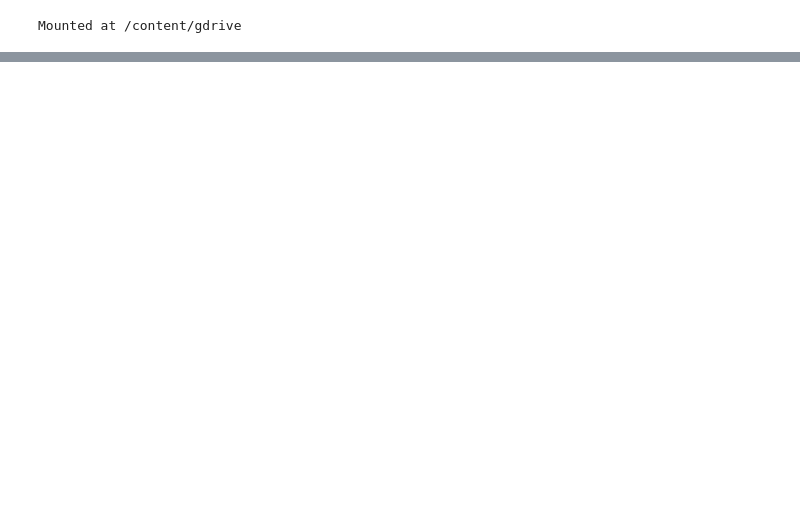
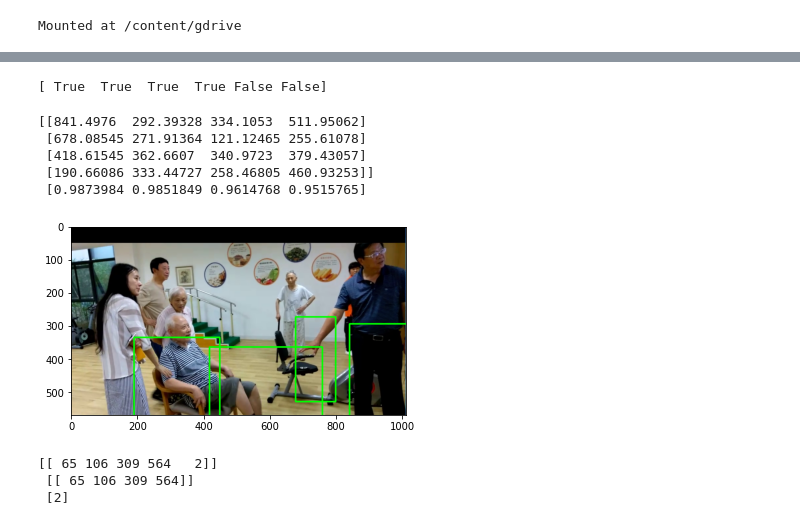
Before and after one commit to TienLungSun/PyTorch-deep-learning, a Jupyter notebook: 999 DeepSort.ipynb, the cells around one changed output, grey strips where cells are left out. Cells and saved outputs as stored; diff of their text form; code cells hidden in the pictures; blank space fills up the shorter version.

```diff
--- a/999 DeepSort.ipynb
+++ b/999 DeepSort.ipynb
@@ -69,0 +120,33 @@ detector/   requirements.txt   yolov3_deepsort_eval.py
+# %%
+# select person class
+mask = cls_ids == 0
+print(mask)
+# %% [output]
+[ True  True  True  True False False]
+# %%
+# select person
+bbox_xywh = bbox_xywh[mask]
+# bbox dilation just in case bbox too small, delete this line if using a better pedestrian detector
+#bbox_xywh[:, 3:] *= 1.2
+
+cls_conf = cls_conf[mask]
+
+print(bbox_xywh, "\n", cls_conf)
+# %% [output]
+[[841.4976  292.39328 334.1053  511.95062]
+ [678.08545 271.91364 121.12465 255.61078]
+ [418.61545 362.6607  340.9723  379.43057]
+ [190.66086 333.44727 258.46805 460.93253]]
+ [0.9873984 0.9851849 0.9614768 0.9515765]
+# %%
+#show Yolo3 results
+img0 = np.copy(ori_im)
+if len(bbox_xywh) > 0:
+  for elt in bbox_xywh:
+    x0, y0, w, h = elt
+    cv2.rectangle(img0, (x0, y0), (x0+w, y0+h), color=(0, 255, 0), thickness=3)
+
+plt.imshow(img0)
+plt.show()
+# %% [output]
+[figure, added]
@@ -69,0 +156,6 @@ detector/   requirements.txt   yolov3_deepsort_eval.py
+# %%
+print(outputs, "\n", outputs[:, :4], "\n", outputs[:, -1])
+# %% [output]
+[[ 65 106 309 564   2]]
+ [[ 65 106 309 564]]
+ [2]
```
Also changed, not shown: parts of 29 cells of this notebook.
